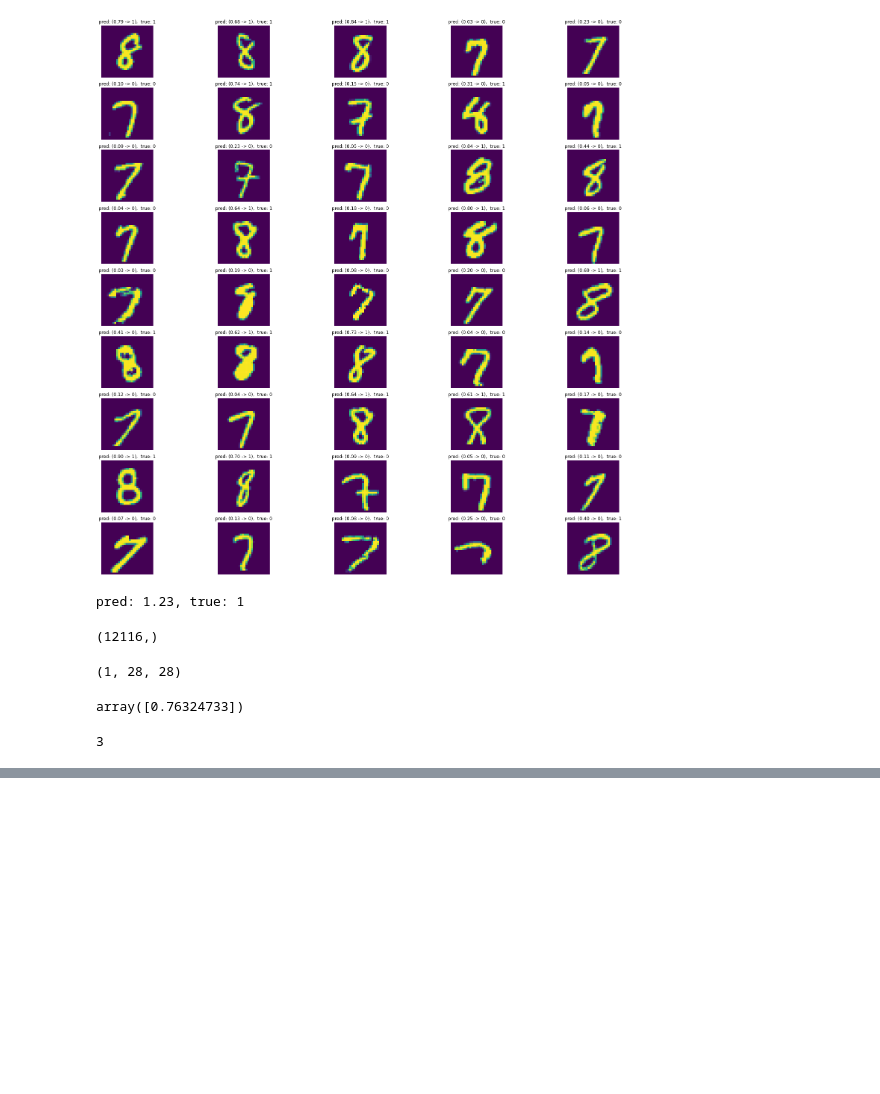
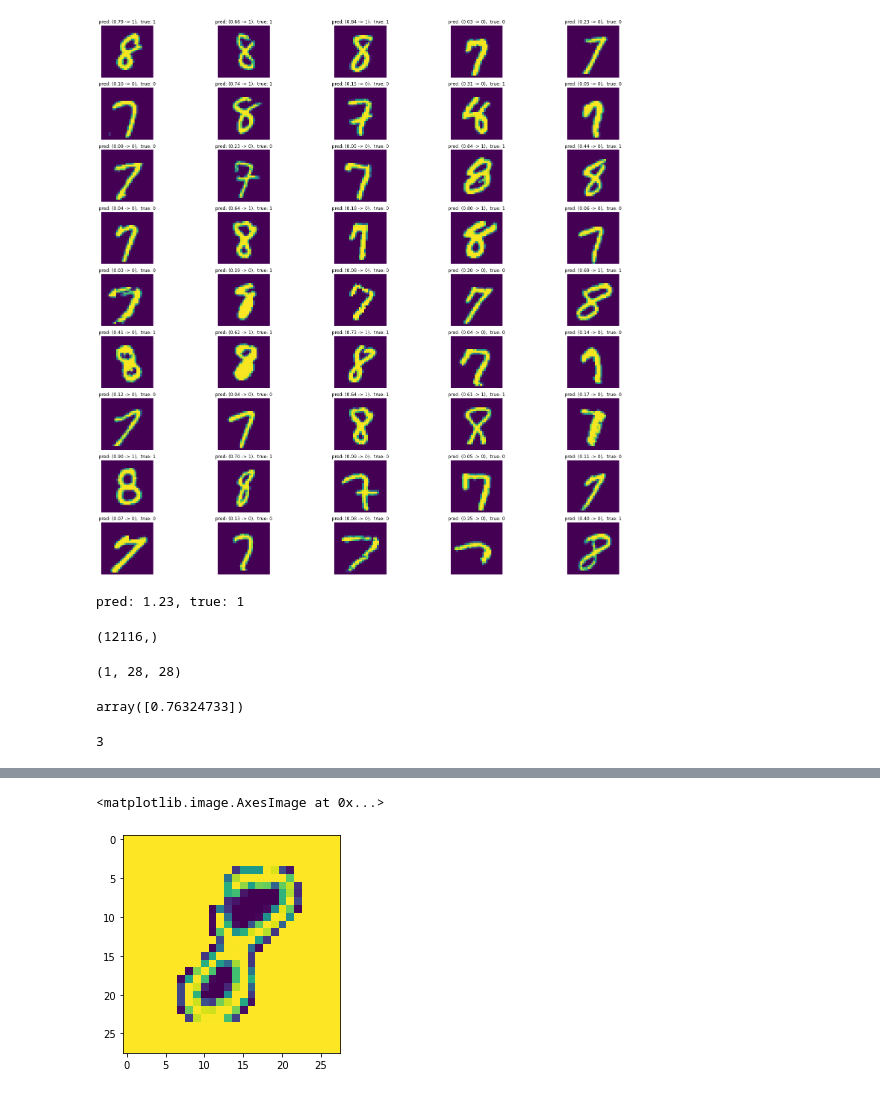
Before and after one commit to anloehr-1097/LUSI_bt, a Jupyter notebook: Demo_06052022.ipynb, the cells around one changed output, grey strips where cells are left out. Saved outputs shown, nothing was run; the diff lists cells and outputs as text; code cells hidden in the pictures; blank space fills up the shorter version.

```diff
--- a/Demo_06052022.ipynb
+++ b/Demo_06052022.ipynb
@@ -1038,0 +1033,5 @@ class ZipDataset(DatasetV2)
+# %%
+plt.imshow(x_train_2d[20] - ndimage.binary_fill_holes(x_train_2d[20]))
+# %% [output]
+<matplotlib.image.AxesImage at 0x...>
+[figure, added]
```
Also changed, not shown: parts of 60 cells of this notebook, 2 other files.
